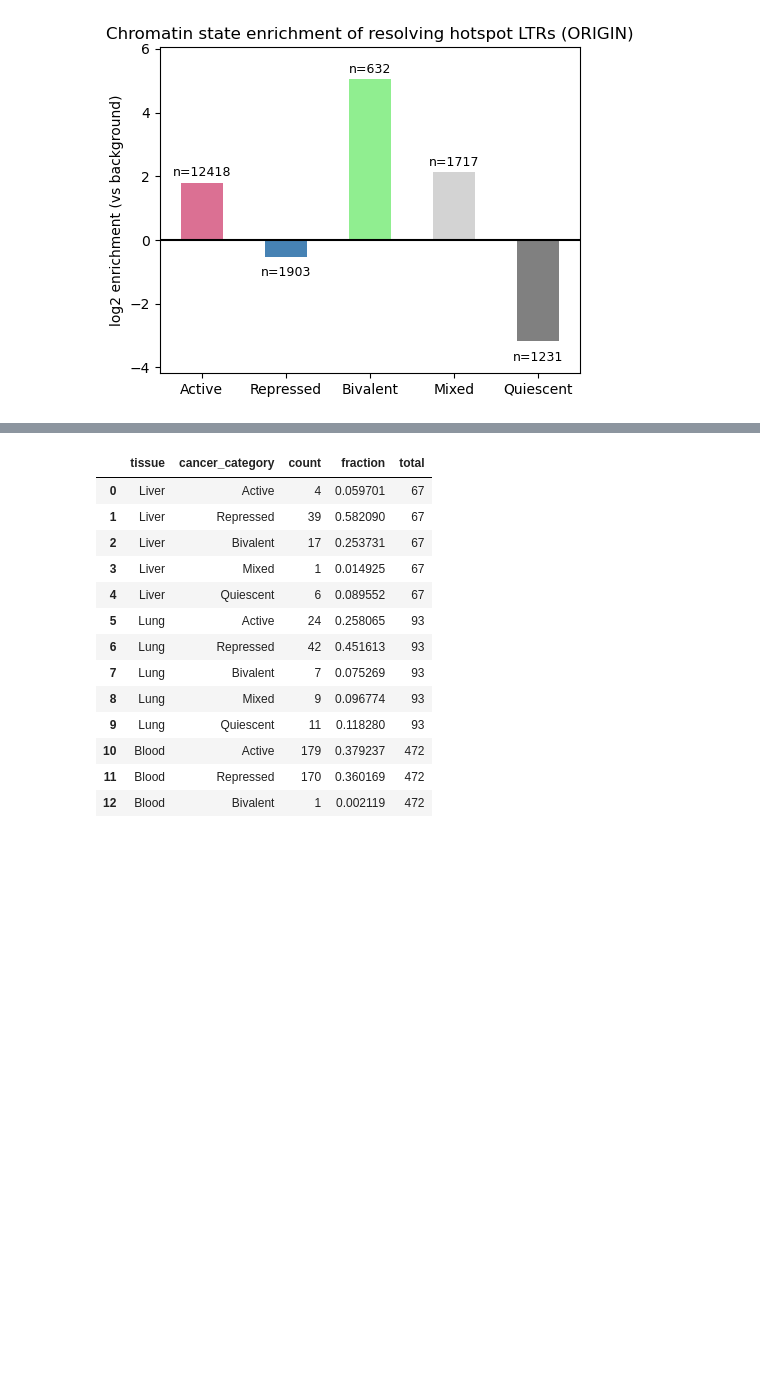
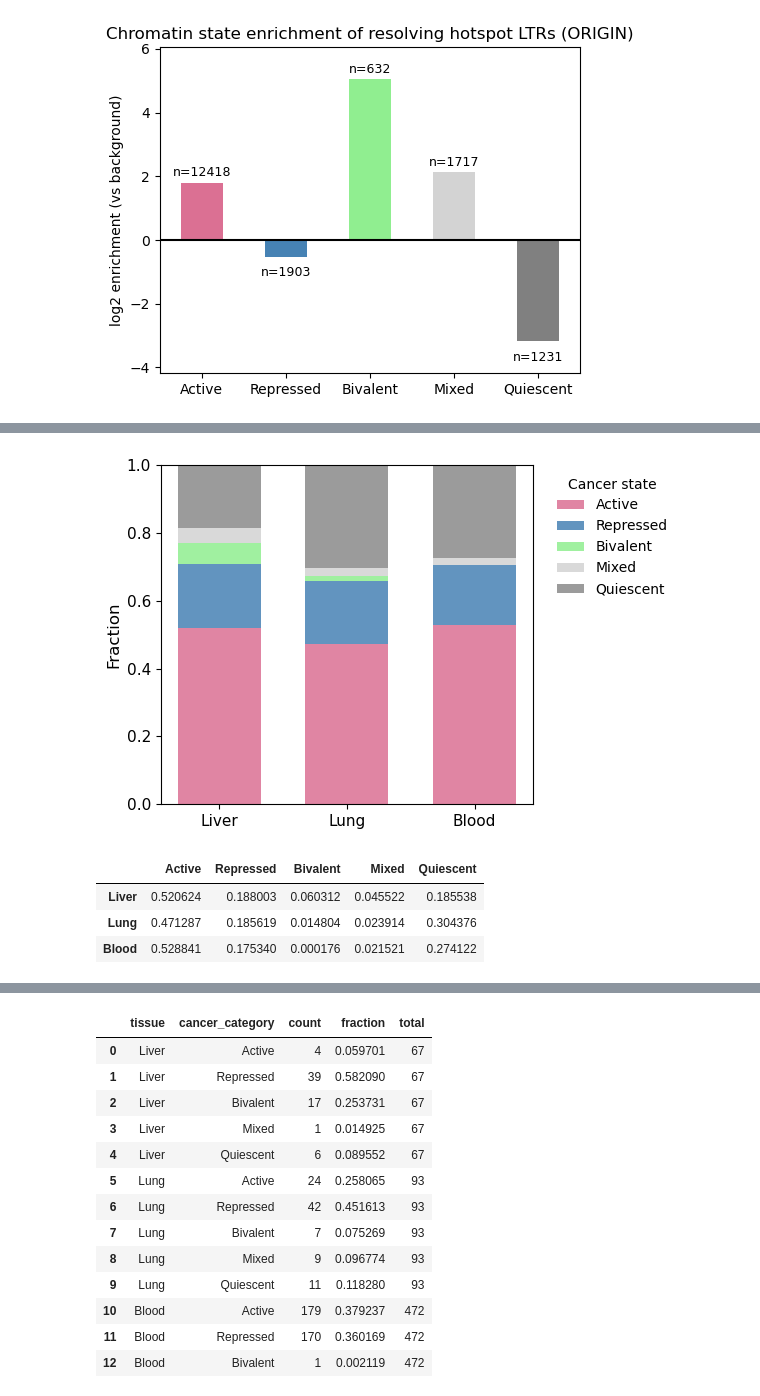
Before and after one commit to caocao0525/HERV, a Jupyter notebook: herv_all_hotspot_analysis.ipynb, the cells around one changed output, grey strips where cells are left out. Cells and saved outputs as stored; diff of their text form; code cells hidden in the pictures; blank space fills up the shorter version.

```diff
--- a/herv_all_hotspot_analysis.ipynb
+++ b/herv_all_hotspot_analysis.ipynb
@@ -1641,0 +1668,80 @@ plt.show()
+# %%
+import pandas as pd
+import matplotlib.pyplot as plt
+
+category_order = ["Active", "Repressed", "Bivalent", "Mixed", "Quiescent"]
+
+color_dict = {
+    "Active": "palevioletred",
+    "Repressed": "steelblue",
+    "Bivalent": "lightgreen",
+    "Mixed": "lightgray",
+    "Quiescent": "#8a8a8a"
+}
+
+# tissue-wise fate of resolving hotspots
+fate_frac = pd.DataFrame(index=category_order)
+
+for tissue, res in results_cat.items():
+    hotspot_only = res["merged"]
+
+    resolved = hotspot_only[
+        (hotspot_only["hotspot_normal"] == True) &
+        (hotspot_only["hotspot_cancer"] == False)
+    ].copy()
+
+    counts = resolved["category_cancer"].value_counts().reindex(category_order, fill_value=0)
+    frac = counts / counts.sum()
+
+    fate_frac[tissue.capitalize()] = frac
+
+# transpose for plotting: rows=tissues, columns=categories
+plot_df = fate_frac.T
+
+fig, ax = plt.subplots(figsize=(6, 4))
+
+bottom = pd.Series(0, index=plot_df.index)
+
+for cat in category_order:
+    ax.bar(
+        plot_df.index,
+        plot_df[cat],
+        bottom=bottom,
+        color=color_dict[cat],
+        label=cat,
+        width=0.65,
+        alpha=0.85
+    )
+    bottom += plot_df[cat]
+
+ax.set_ylabel("Fraction", fontsize=12)
+ax.set_ylim(0, 1)
+ax.tick_params(axis="both", labelsize=11)
+
+ax.legend(
+    title="Cancer state",
+    bbox_to_anchor=(1.03, 1),
+    loc="upper left",
+    frameon=False,
+    fontsize=10,
+    title_fontsize=10
+)
+
+plt.tight_layout()
+
+plt.savefig(
+    "./figures/figure3C_fate_of_resolving_hotspots.pdf",
+    dpi=300,
+    bbox_inches="tight",
+    transparent=True
+)
+
+plt.show()
+
+plot_df
+# %% [output]
+[figure, added]
+|  | Active | Repressed | Bivalent | Mixed | Quiescent |
+| Liver | 0.520624 | 0.188003 | 0.060312 | 0.045522 | 0.185538 |
+| Lung | 0.471287 | 0.185619 | 0.014804 | 0.023914 | 0.304376 |
+| Blood | 0.528841 | 0.175340 | 0.000176 | 0.021521 | 0.274122 |
```
Also changed, not shown: parts of 16 cells of this notebook, 5 other files.
